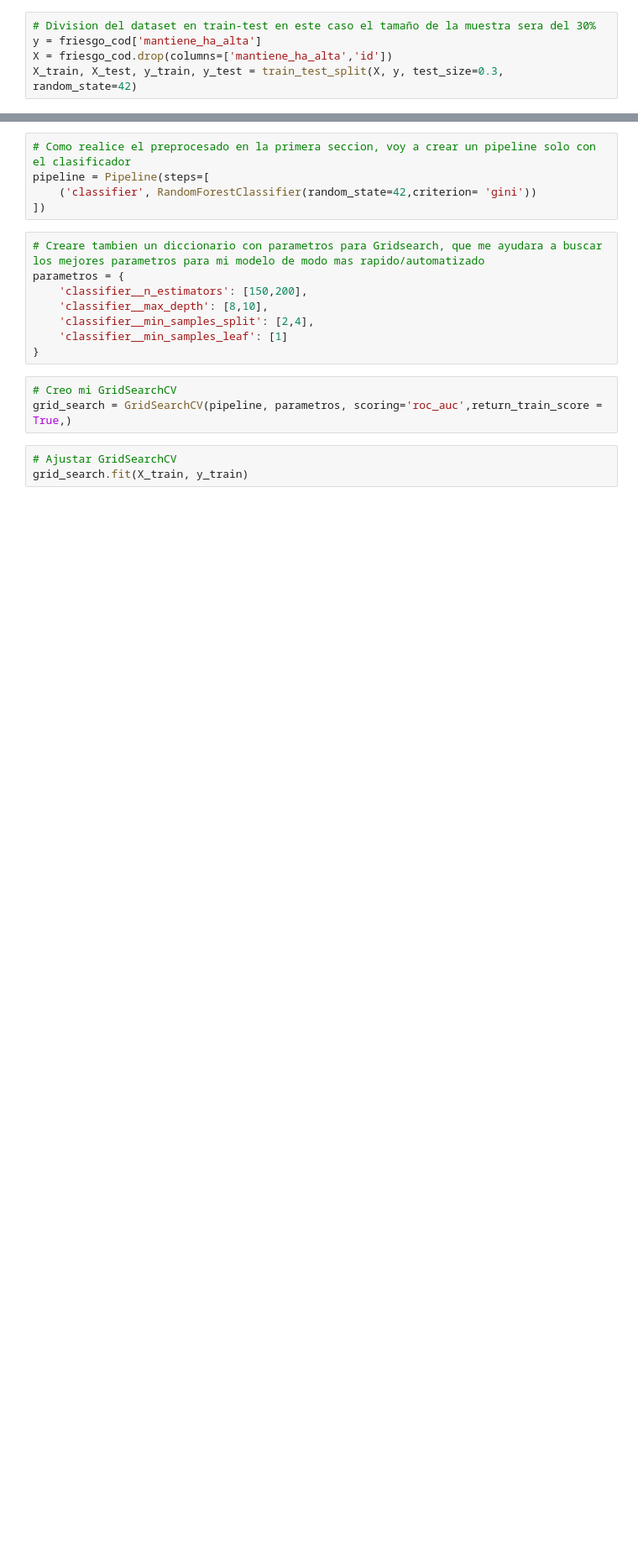
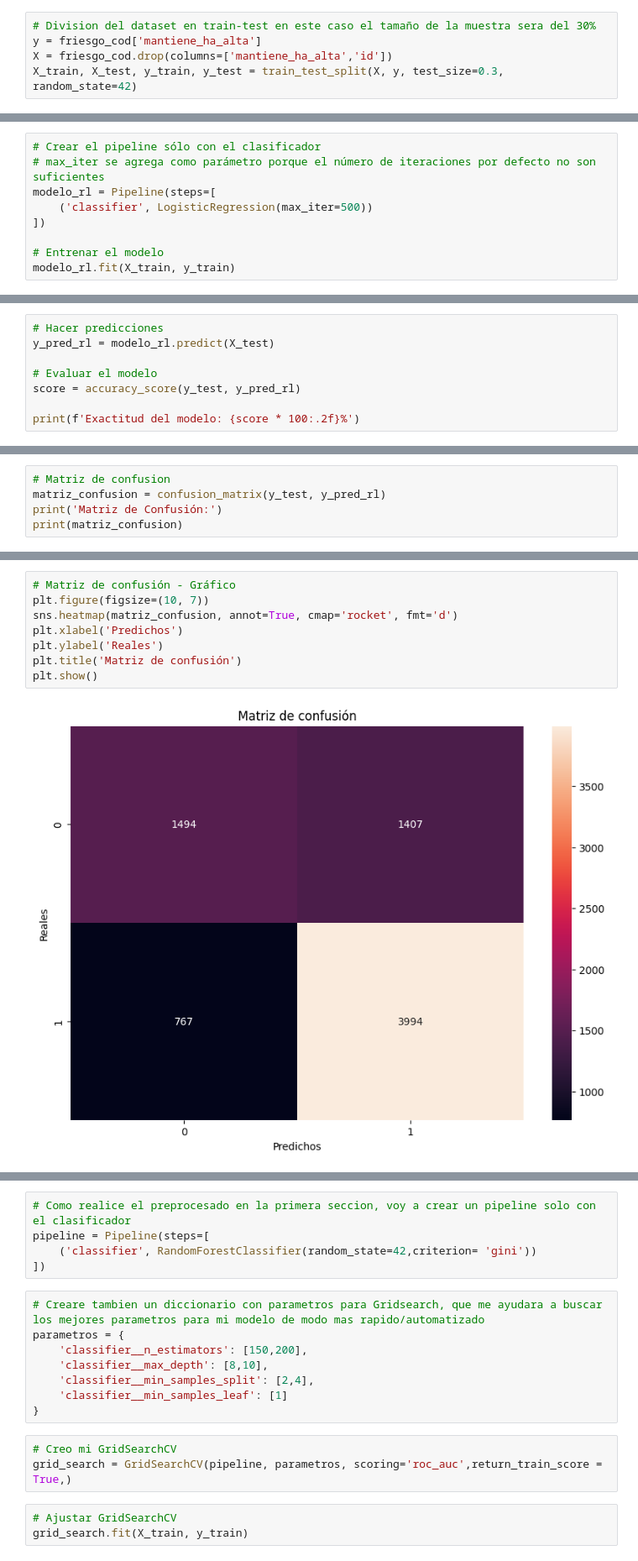
Before and after one commit to Data-Science-YPF/factores_riesgo, a Jupyter notebook: ModelosClasificacion.ipynb, the cells around one changed output, grey strips where cells are left out. Shown at 84% size. Saved outputs shown, nothing was run; the diff lists cells and outputs as text; blank space fills up the shorter version.

Commit message:
Agrego modelo de regresion logistica y estilos

```diff
--- a/ModelosClasificacion.ipynb
+++ b/ModelosClasificacion.ipynb
@@ -113,0 +128,9 @@ X_train, X_test, y_train, y_test = train_test_split(X, y, test_size=0.3, random_
+# %%
+# Crear el pipeline sólo con el clasificador
+# max_iter se agrega como parámetro porque el número de iteraciones por defecto no son suficientes
+modelo_rl = Pipeline(steps=[
+    ('classifier', LogisticRegression(max_iter=500))
+])
+
+# Entrenar el modelo
+modelo_rl.fit(X_train, y_train)
@@ -113,0 +141,8 @@ X_train, X_test, y_train, y_test = train_test_split(X, y, test_size=0.3, random_
+# %%
+# Hacer predicciones
+y_pred_rl = modelo_rl.predict(X_test)
+
+# Evaluar el modelo
+score = accuracy_score(y_test, y_pred_rl)
+
+print(f'Exactitud del modelo: {score * 100:.2f}%')
@@ -113,0 +155,5 @@ X_train, X_test, y_train, y_test = train_test_split(X, y, test_size=0.3, random_
+# %%
+# Matriz de confusion
+matriz_confusion = confusion_matrix(y_test, y_pred_rl)
+print('Matriz de Confusión:')
+print(matriz_confusion)
@@ -113,0 +164,10 @@ X_train, X_test, y_train, y_test = train_test_split(X, y, test_size=0.3, random_
+# %%
+# Matriz de confusión - Gráfico
+plt.figure(figsize=(10, 7))
+sns.heatmap(matriz_confusion, annot=True, cmap='rocket', fmt='d')
+plt.xlabel('Predichos')
+plt.ylabel('Reales')
+plt.title('Matriz de confusión')
+plt.show()
+# %% [output]
+[figure, added]
```
Also changed, not shown: parts of 56 cells of this notebook.
